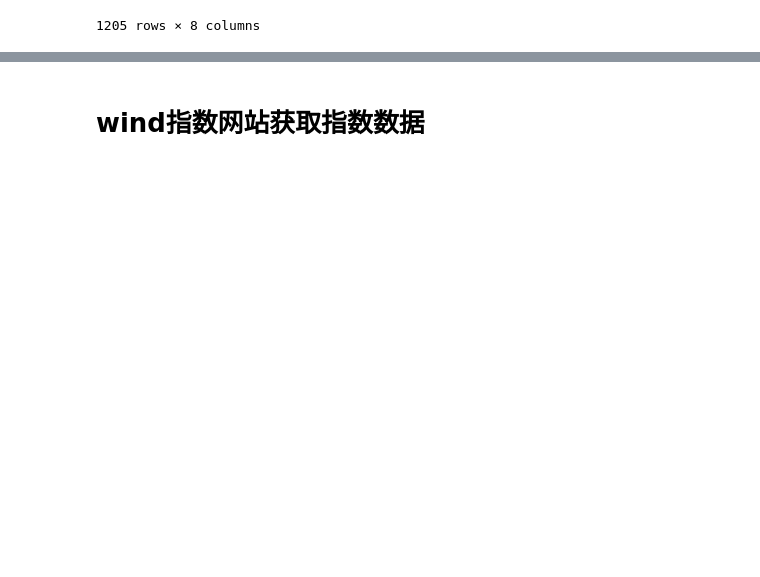
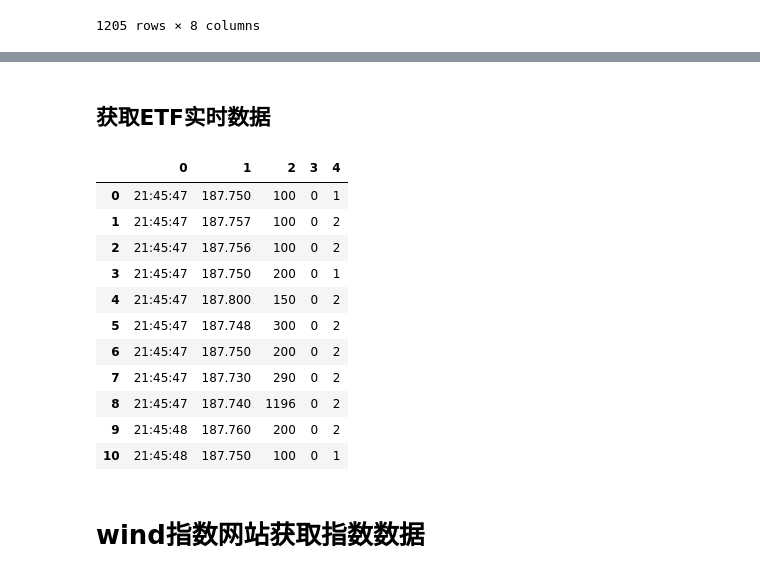
Before and after one commit to Euclid-Jie/UpdateData2Sql, a Jupyter notebook: test.ipynb, the cells around one changed output, grey strips where cells are left out. Saved outputs shown, nothing was run; the diff lists cells and outputs as text; code cells hidden in the pictures; blank space fills up the shorter version.

```diff
--- a/test.ipynb
+++ b/test.ipynb
@@ -48,3 +99,44 @@ index_zh_a_hist_min_em_df
+# %% [markdown]
+## 获取ETF实时数据
+# %%
+import requests
+import json
+import pandas as pd
+url = "https://push2.eastmoney.com/api/qt/stock/details/get?"
+params = {
+    "fields1": "f1,f2,f3,f4",
+    "fields2": "f51,f52,f53,f54,f55",
+    "fltt": "2",
+    "cb": "jQuery35106793092372227159_1760358891711",
+    "pos": "-11",
+    "secid": "105.NVDA",
+    "ut": "fa5fd1943c7b386f172d6893dbfba10b",
+    "wbp2u": "|0|0|0|web",
+}
+# %%
+r = requests.get(url, params=params)
+# 去除 JSONP 回调包装，提取 JSON 内容
+response_text = r.text
+start = response_text.find('(') + 1
+end = response_text.rfind(')')
+json_str = response_text[start:end]
+data = json.loads(json_str)
+
+temp_df = pd.DataFrame([item.split(",") for item in data["data"]["details"]])
+temp_df
+# %% [output]
+|  | 0 | 1 | 2 | 3 | 4 |
+| 0 | 21:45:47 | 187.750 | 100 | 0 | 1 |
+| 1 | 21:45:47 | 187.757 | 100 | 0 | 2 |
+| 2 | 21:45:47 | 187.756 | 100 | 0 | 2 |
+| 3 | 21:45:47 | 187.750 | 200 | 0 | 1 |
+| 4 | 21:45:47 | 187.800 | 150 | 0 | 2 |
+| 5 | 21:45:47 | 187.748 | 300 | 0 | 2 |
+| 6 | 21:45:47 | 187.750 | 200 | 0 | 2 |
+| 7 | 21:45:47 | 187.730 | 290 | 0 | 2 |
+| 8 | 21:45:47 | 187.740 | 1196 | 0 | 2 |
+| 9 | 21:45:48 | 187.760 | 200 | 0 | 2 |
+| 10 | 21:45:48 | 187.750 | 100 | 0 | 1 |
 # %% [markdown]
 # wind指数网站获取指数数据
 # %%
```
Also changed, not shown: parts of 4 cells of this notebook, 1 other file.
